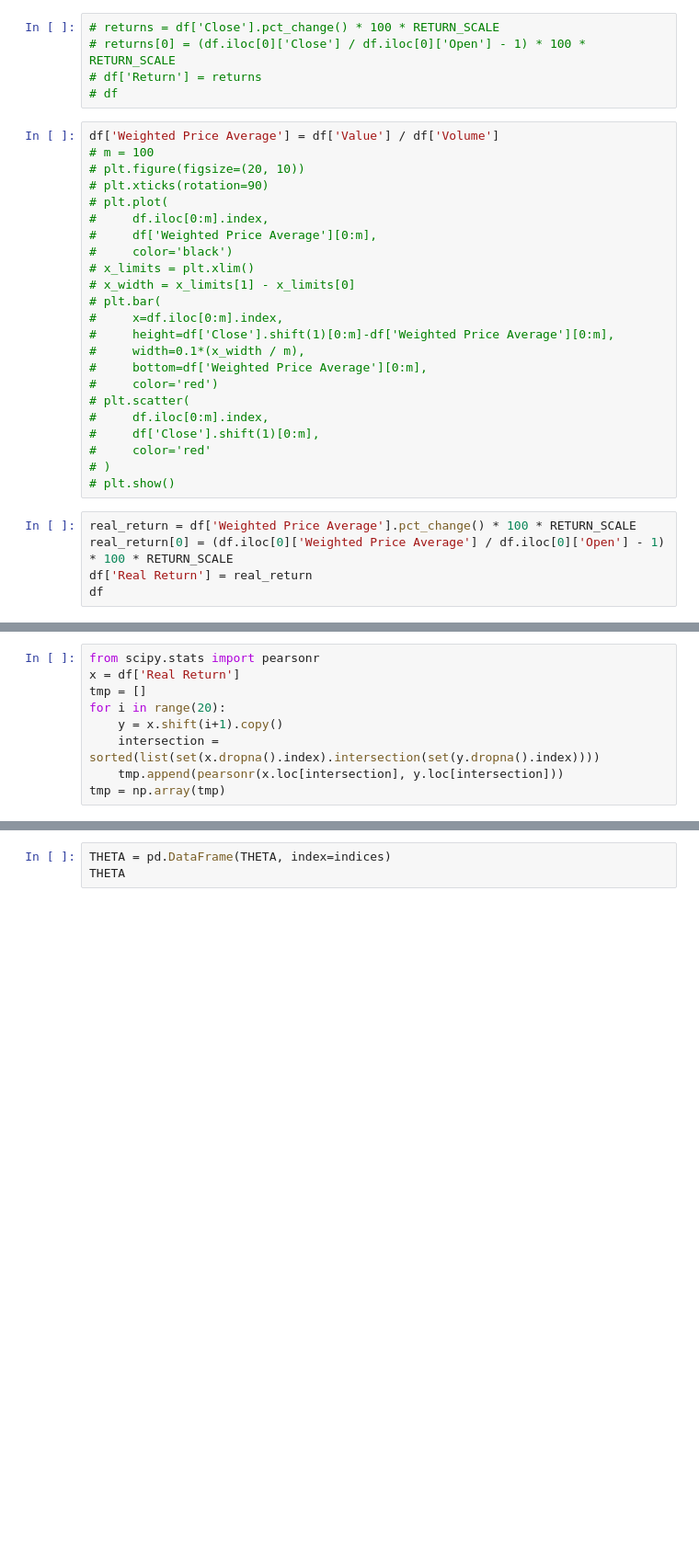
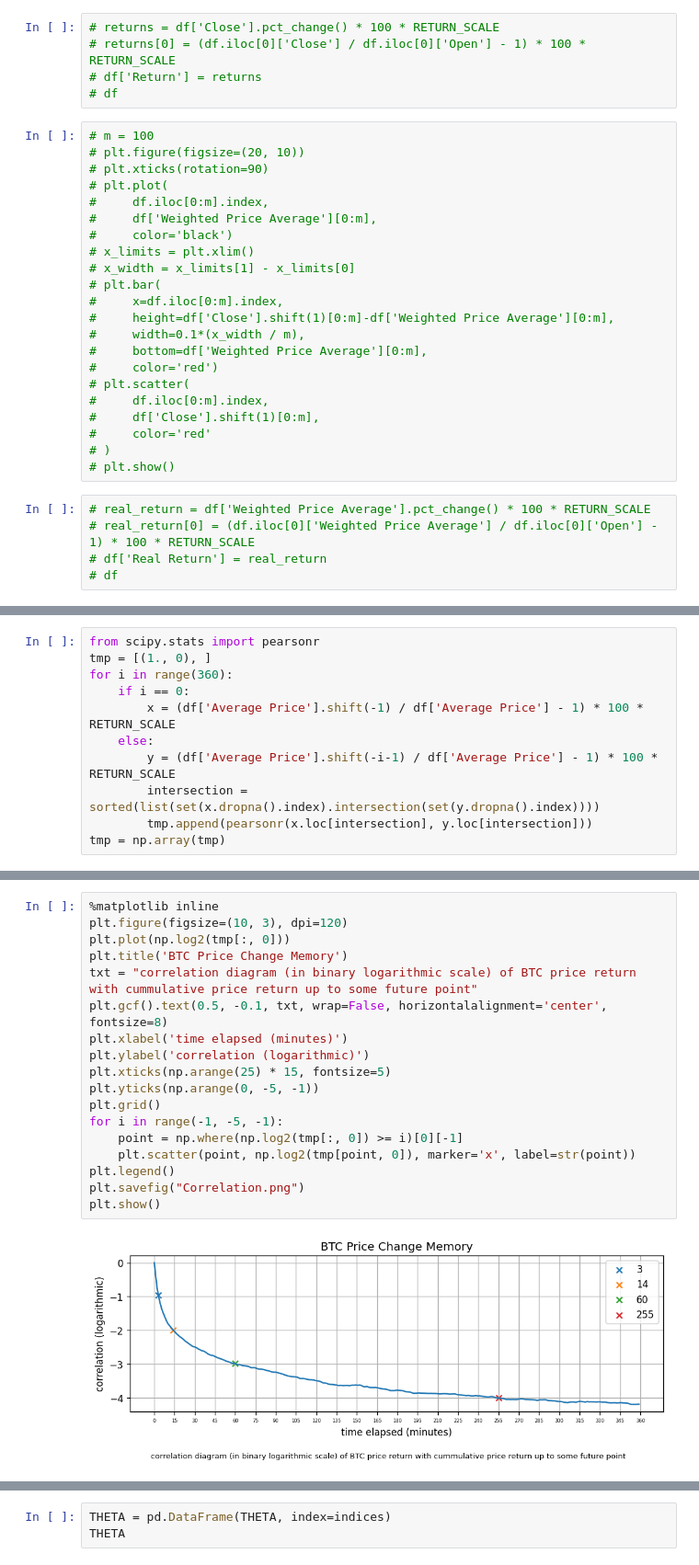
Before and after one commit to MohsenGhodrati/cvx_project_Kalman_Filter, a Jupyter notebook: Experiments.ipynb, the cells around one changed output, grey strips where cells are left out. Shown: that part at 92% size. Cells and saved outputs as stored; diff of their text form; blank space fills up the shorter version.

```diff
--- a/Experiments.ipynb
+++ b/Experiments.ipynb
@@ -119,7 +123,6 @@ df
 # df['Return'] = returns
 # df
 # %%
-df['Weighted Price Average'] = df['Value'] / df['Volume']
 # m = 100
 # plt.figure(figsize=(20, 10))
 # plt.xticks(rotation=90)
@@ -142,7 +145,7 @@ df['Weighted Price Average'] = df['Value'] / df['Volume']
 # )
 # plt.show()
 # %%
-real_return = df['Weighted Price Average'].pct_change() * 100 * RETURN_SCALE
-real_return[0] = (df.iloc[0]['Weighted Price Average'] / df.iloc[0]['Open'] - 1) * 100 * RETURN_SCALE
-df['Real Return'] = real_return
-df
+# real_return = df['Weighted Price Average'].pct_change() * 100 * RETURN_SCALE
+# real_return[0] = (df.iloc[0]['Weighted Price Average'] / df.iloc[0]['Open'] - 1) * 100 * RETURN_SCALE
+# df['Real Return'] = real_return
+# df
@@ -163,9 +152,11 @@ df
 # %%
 from scipy.stats import pearsonr
-x = df['Real Return']
-tmp = []
-for i in range(20):
-    y = x.shift(i+1).copy()
-    intersection = sorted(list(set(x.dropna().index).intersection(set(y.dropna().index))))
-    tmp.append(pearsonr(x.loc[intersection], y.loc[intersection]))
+tmp = [(1., 0), ]
+for i in range(360):
+    if i == 0:
+        x = (df['Average Price'].shift(-1) / df['Average Price'] - 1) * 100 * RETURN_SCALE
+    else:
+        y = (df['Average Price'].shift(-i-1) / df['Average Price'] - 1) * 100 * RETURN_SCALE
+        intersection = sorted(list(set(x.dropna().index).intersection(set(y.dropna().index))))
+        tmp.append(pearsonr(x.loc[intersection], y.loc[intersection]))
 tmp = np.array(tmp)
@@ -178,3 +163,23 @@ plt.show()
+# %%
+%matplotlib inline
+plt.figure(figsize=(10, 3), dpi=120)
+plt.plot(np.log2(tmp[:, 0]))
+plt.title('BTC Price Change Memory')
+txt = "correlation diagram (in binary logarithmic scale) of BTC price return with cummulative price return up to some future point"
+plt.gcf().text(0.5, -0.1, txt, wrap=False, horizontalalignment='center', fontsize=8)
+plt.xlabel('time elapsed (minutes)')
+plt.ylabel('correlation (logarithmic)')
+plt.xticks(np.arange(25) * 15, fontsize=5)
+plt.yticks(np.arange(0, -5, -1))
+plt.grid()
+for i in range(-1, -5, -1):
+    point = np.where(np.log2(tmp[:, 0]) >= i)[0][-1]
+    plt.scatter(point, np.log2(tmp[point, 0]), marker='x', label=str(point))
+plt.legend()
+plt.savefig("Correlation.png")
+plt.show()
+# %% [output]
+[figure, added]
 # %%
 k = 24
 m = 6
```
Also changed, not shown: parts of 8 cells of this notebook, 9 other files.
